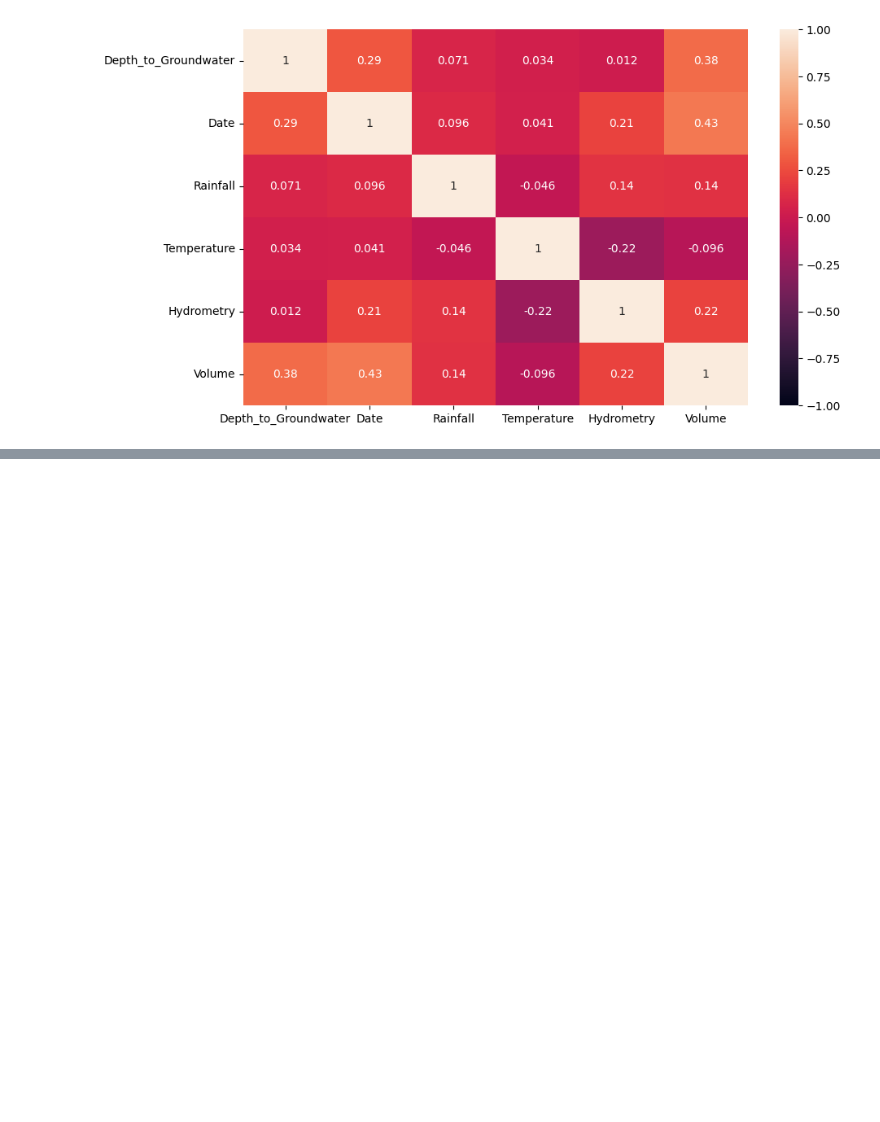
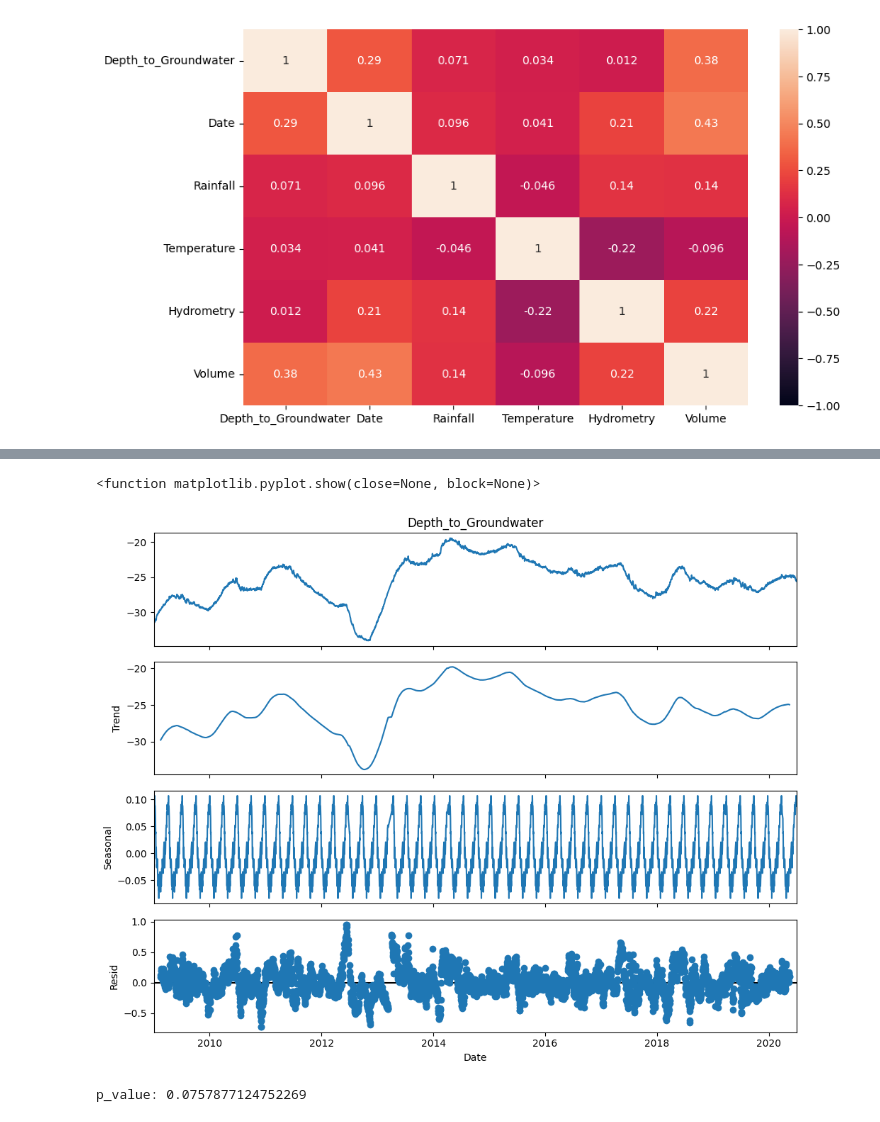
Before and after one commit to 4GeeksAcademy/remelop_Time_Series_Project, a Jupyter notebook: src/Time_Series_Project.ipynb, the cells around one changed output, grey strips where cells are left out. Saved outputs shown, nothing was run; the diff lists cells and outputs as text; code cells hidden in the pictures; blank space fills up the shorter version.

Commit message:
p_value

```diff
--- a/src/Time_Series_Project.ipynb
+++ b/src/Time_Series_Project.ipynb
@@ -158,0 +269,4 @@ The features with the strongest relationship with Depth to Ground are Volume, Da
+# %%
+# Cambiar la columna 'ID' por el índice
+ts_df = data_c.set_index('Date')
+ts_df.head()
@@ -158,0 +281,15 @@ The features with the strongest relationship with Depth to Ground are Volume, Da
+# %%
+decomposition = seasonal_decompose(ts_df['Depth_to_Groundwater'], model='additive', period=90)
+fig = decomposition.plot()
+fig.set_size_inches(10, 8)
+plt.xlabel("Date")
+plt.tight_layout()
+plt.show
+# %% [output]
+<function matplotlib.pyplot.show(close=None, block=None)>
+[figure, added]
+# %%
+adf_stat, p_value,*_ = adfuller(ts_df["Depth_to_Groundwater"])
+print(f"p_value: {p_value}")
+# %% [output]
+p_value: 0.0757877124752269
```
Also changed, not shown: parts of 24 cells of this notebook, 1 other file.
